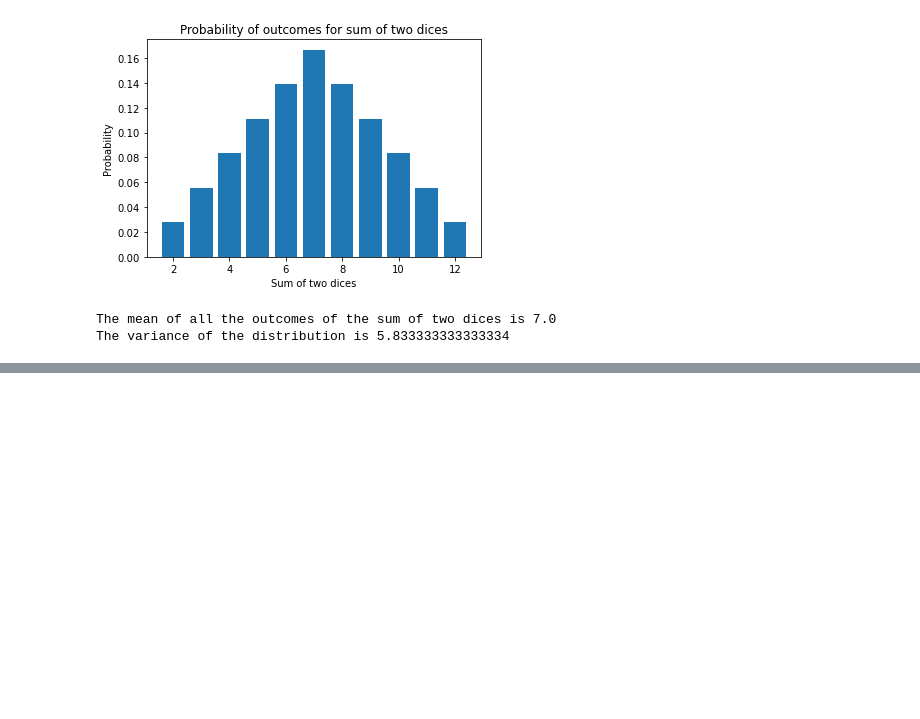
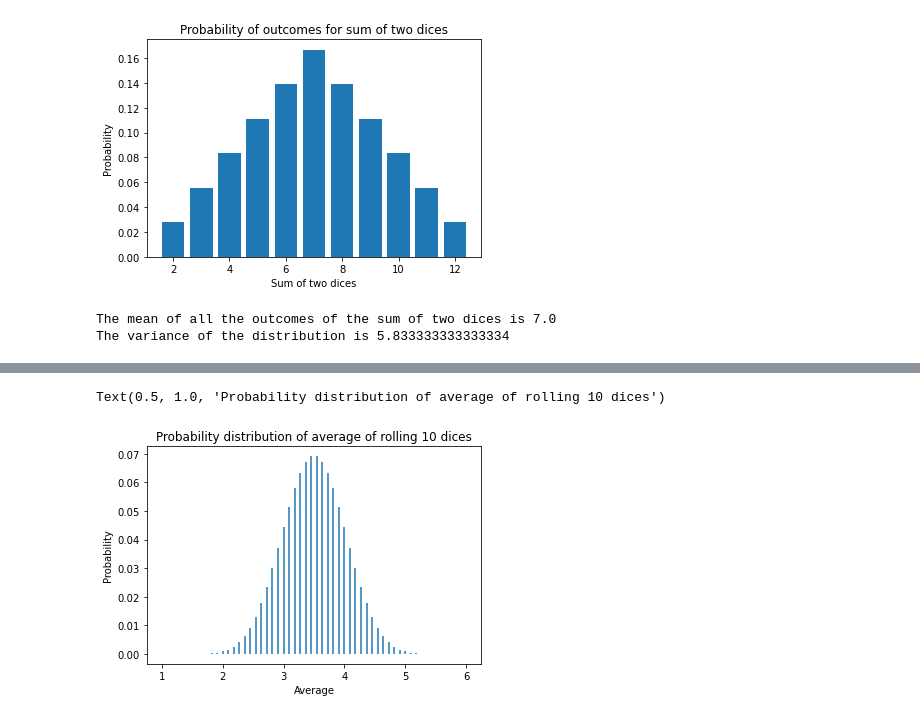
Before and after one commit to leih3/phys434lab1, a Jupyter notebook: HW2.ipynb, the cells around one changed output, grey strips where cells are left out. Cells and saved outputs as stored; diff of their text form; code cells hidden in the pictures; blank space fills up the shorter version.

```diff
--- a/HW2.ipynb
+++ b/HW2.ipynb
@@ -105,0 +106,8 @@ plt.vlines(possibleX, 0, avg_probs)
+# %%
+plt.vlines(np.linspace(1, 6, len(avg_probs)), 0, avg_probs)
+plt.xlabel("Average")
+plt.ylabel("Probability")
+plt.title("Probability distribution of average of rolling 10 dices")
+# %% [output]
+Text(0.5, 1.0, 'Probability distribution of average of rolling 10 dices')
+[figure, added]
```
Also changed, not shown: parts of 9 cells of this notebook.
